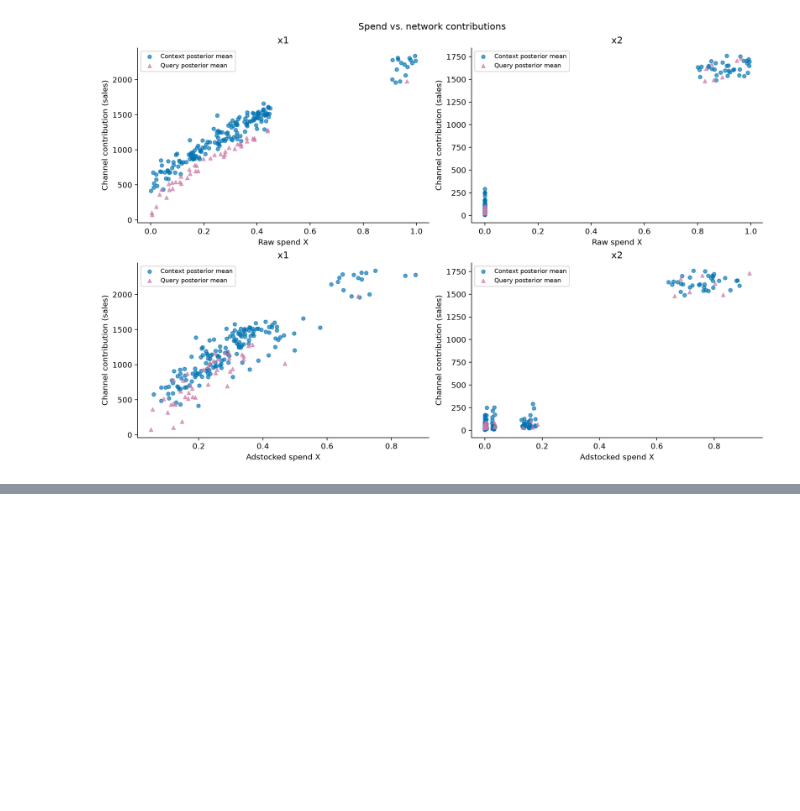
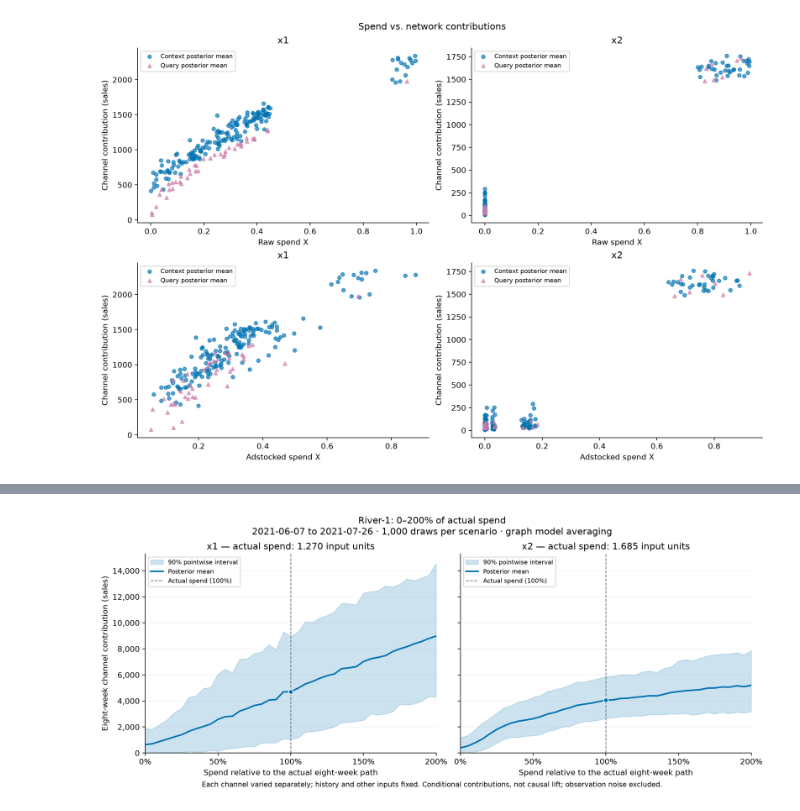
Before and after one commit to pymc-labs/pymc-mfm, a Jupyter notebook: examples/river_1_quickstart.ipynb, the cells around one changed output, grey strips where cells are left out. Saved outputs shown, nothing was run; the diff lists cells and outputs as text; code cells hidden in the pictures; blank space fills up the shorter version.

Commit message:
docs: add actual-spend scenario sweep example

```diff
--- a/examples/river_1_quickstart.ipynb
+++ b/examples/river_1_quickstart.ipynb
@@ -298 +362,50 @@ fig.suptitle("Spend vs. network contributions");
+# %%
+spend_percentages = 100 * spend_multipliers
+actual_index = np.flatnonzero(spend_multipliers == 1.0).item()
+sweep_fig, sweep_axes = plt.subplots(1, 2, figsize=(12, 5), sharey=True, layout="constrained")
+for channel_index, (ax, name) in enumerate(zip(sweep_axes, names["channel_names"], strict=True)):
+    draws = sweep_draws[name]
+    mean = draws.mean(axis=1)
+    low, high = np.quantile(draws, [0.05, 0.95], axis=1)
+    ax.fill_between(
+        spend_percentages,
+        low,
+        high,
+        color=COLORS["channel"],
+        alpha=0.2,
+        label="90% pointwise interval",
+    )
+    ax.plot(
+        spend_percentages,
+        mean,
+        color=COLORS["channel"],
+        linewidth=2,
+        label="Posterior mean",
+    )
+    ax.axvline(100, color="0.45", linestyle="--", linewidth=1, label="Actual spend (100%)")
+    ax.scatter([100], [mean[actual_index]], color=COLORS["channel"], edgecolor="white", zorder=3)
+    ax.set(
+        title=f"{name} — actual spend: {actual_spend_totals[channel_index]:.3f} input units",
+        xlabel="Spend relative to the actual eight-week path",
+        xlim=(0, 200),
+        ylim=(0, None),
+    )
+    ax.set_xticks([0, 50, 100, 150, 200], ["0%", "50%", "100%", "150%", "200%"])
+    ax.yaxis.set_major_formatter("{x:,.0f}")
+    ax.spines[["top", "right"]].set_visible(False)
+    ax.grid(axis="y", alpha=0.15)
+    ax.legend(fontsize=8, loc="upper left")
+sweep_axes[0].set_ylabel("Eight-week channel contribution (sales)")
+sweep_fig.suptitle(
+    f"River-1: 0–200% of actual spend\n"
+    f"{dates[CONTEXT]} to {dates[sweep_stop - 1]} · "
+    f"{SWEEP_SAMPLES:,} draws per scenario · graph model averaging"
+)
+sweep_fig.supxlabel(
+    "Each channel varied separately; history and other inputs fixed. "
+    "Conditional contributions, not causal lift; observation noise excluded.",
+    fontsize=9,
+);
+# %% [output]
+[figure, added]
 # %% [markdown]
```
Also changed, not shown: parts of 3 cells of this notebook, 2 other files.
